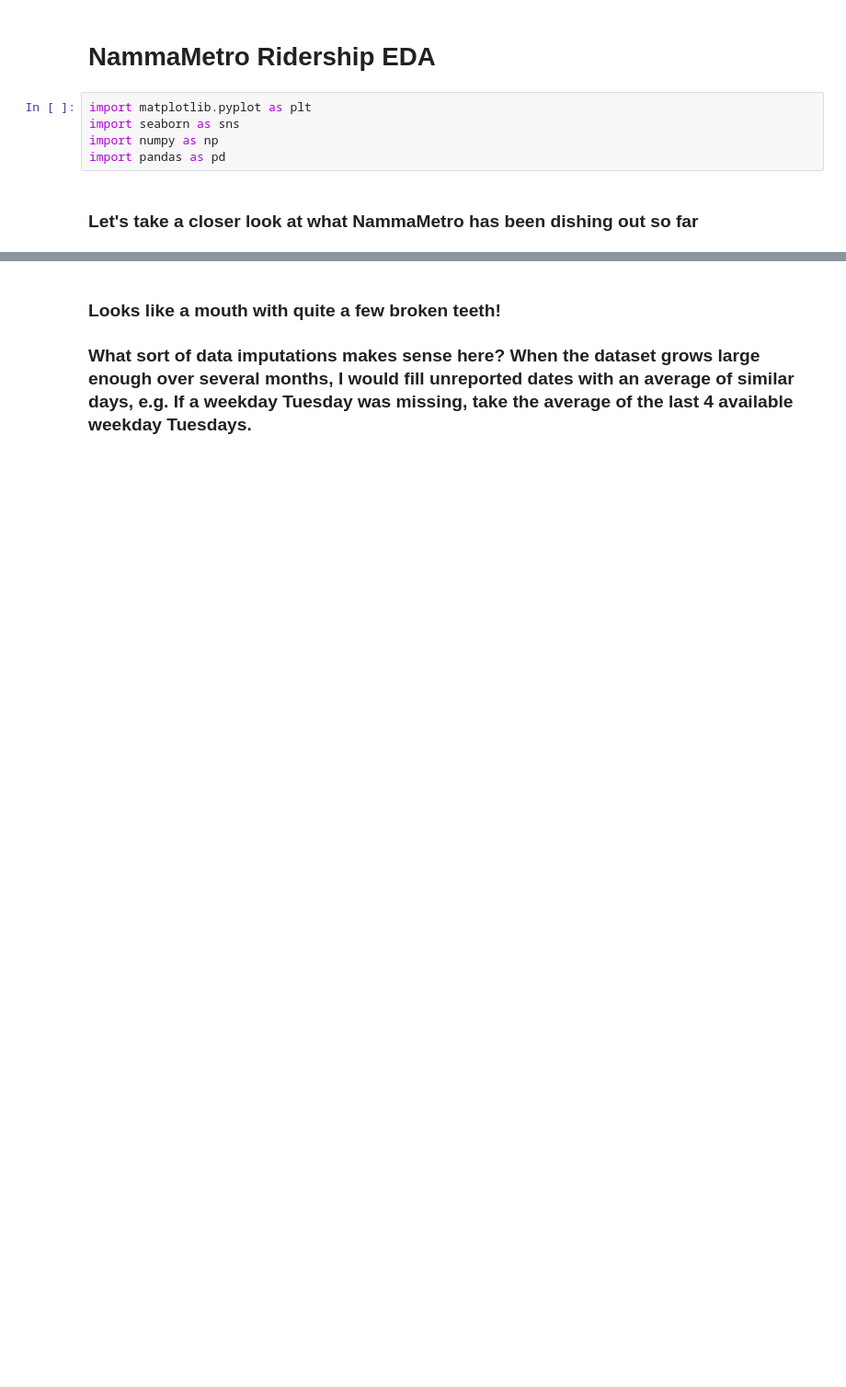
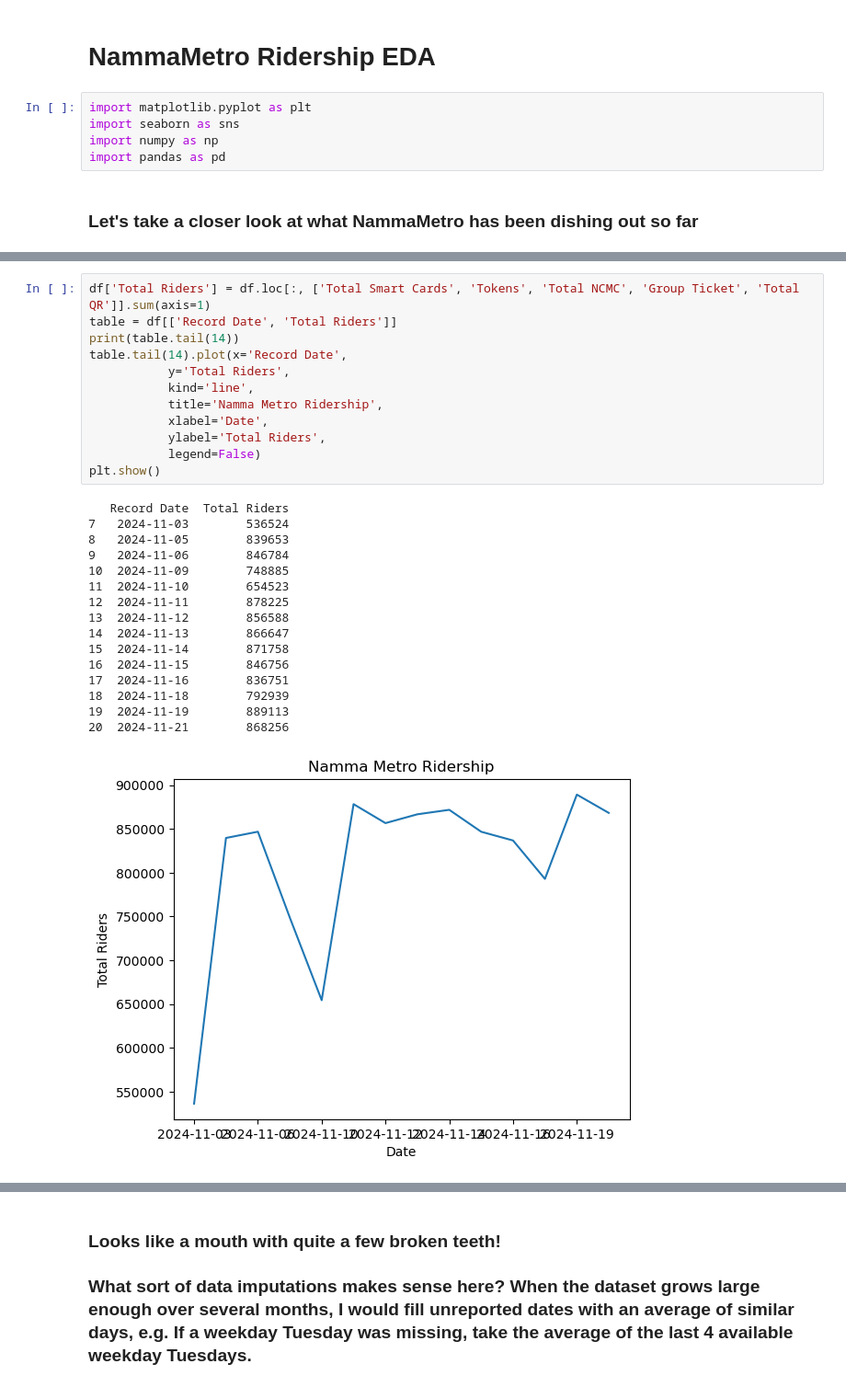
Before and after one commit to thecont1/namma-metro-ridership-tracker, a Jupyter notebook: ridership_2analysis.ipynb, the cells around one changed output, grey strips where cells are left out. Shown at 92% size. Cells and saved outputs as stored; diff of their text form; blank space fills up the shorter version.

```diff
--- a/ridership_2analysis.ipynb
+++ b/ridership_2analysis.ipynb
@@ -26,0 +25,29 @@ df.tail(10)
+# %%
+df['Total Riders'] = df.loc[:, ['Total Smart Cards', 'Tokens', 'Total NCMC', 'Group Ticket', 'Total QR']].sum(axis=1)
+table = df[['Record Date', 'Total Riders']]
+print(table.tail(14))
+table.tail(14).plot(x='Record Date',
+           y='Total Riders',
+           kind='line',
+           title='Namma Metro Ridership',
+           xlabel='Date',
+           ylabel='Total Riders',
+           legend=False)
+plt.show()
+# %% [output]
+   Record Date  Total Riders
+7   2024-11-03        536524
+8   2024-11-05        839653
+9   2024-11-06        846784
+10  2024-11-09        748885
+11  2024-11-10        654523
+12  2024-11-11        878225
+13  2024-11-12        856588
+14  2024-11-13        866647
+15  2024-11-14        871758
+16  2024-11-15        846756
+17  2024-11-16        836751
+18  2024-11-18        792939
+19  2024-11-19        889113
+20  2024-11-21        868256
+[figure, added]
```
Also changed, not shown: parts of 14 cells of this notebook, 1 other file.
